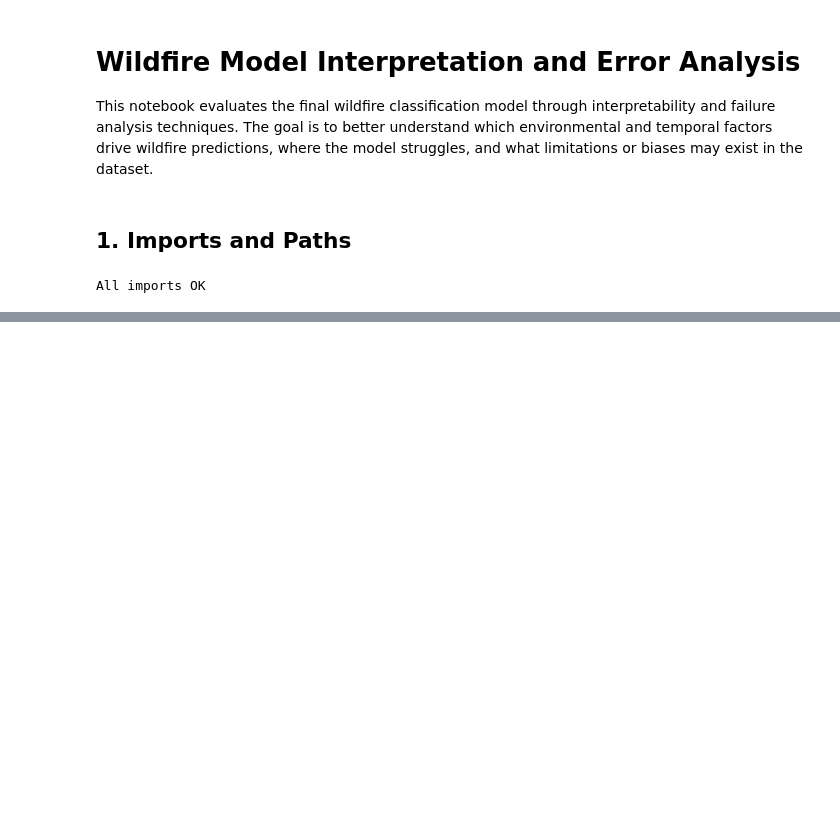
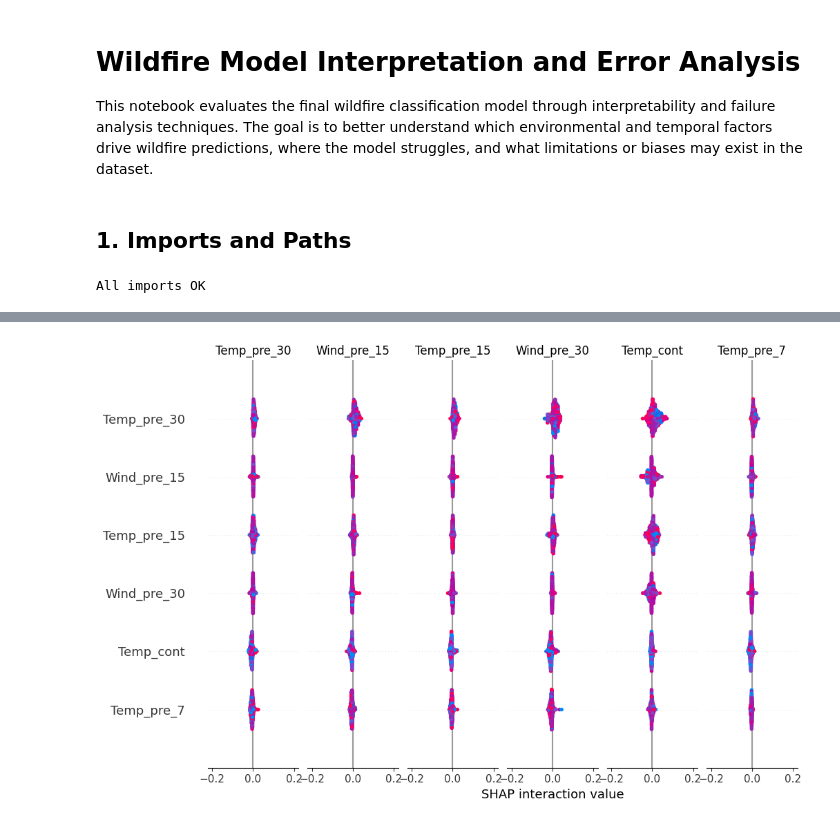
Before and after one commit to ryanntompkins/AIML-Final, a Jupyter notebook: notebooks/wildfire_interpretation.ipynb, the cells around one changed output, grey strips where cells are left out. Drawn from its saved outputs; the diff is of its cells as text; code cells hidden in the pictures; blank space fills up the shorter version.

```diff
--- a/notebooks/wildfire_interpretation.ipynb
+++ b/notebooks/wildfire_interpretation.ipynb
@@ -67,0 +248,24 @@ FileNotFoundError: [Errno 2] No such file or directory: '../outputs/best_model_r
+# %%
+X_shap = X_test.sample(
+    n=min(500, len(X_test)),
+    random_state=42
+)
+
+## extract final estimator if model is a pipeline
+if hasattr(best_model, "named_steps"):
+
+    final_model = list(best_model.named_steps.values())[-1]
+
+    preprocessing_steps = list(best_model.named_steps.values())[:-1]
+
+    X_shap_transformed = X_shap.copy()
+
+    for step in preprocessing_steps:
+        if hasattr(step, "transform"):
+            X_shap_transformed = step.transform(X_shap_transformed)
+
+else:
+    final_model = best_model
+    X_shap_transformed = X_shap
+
+print(type(final_model))
@@ -67,0 +369,8 @@ FileNotFoundError: [Errno 2] No such file or directory: '../outputs/best_model_r
+# %%
+## interaction plot
+shap.summary_plot(
+    shap_values,
+    X_shap_named
+)
+# %% [output]
+[figure, added]
```
Also changed, not shown: parts of 27 cells of this notebook.
